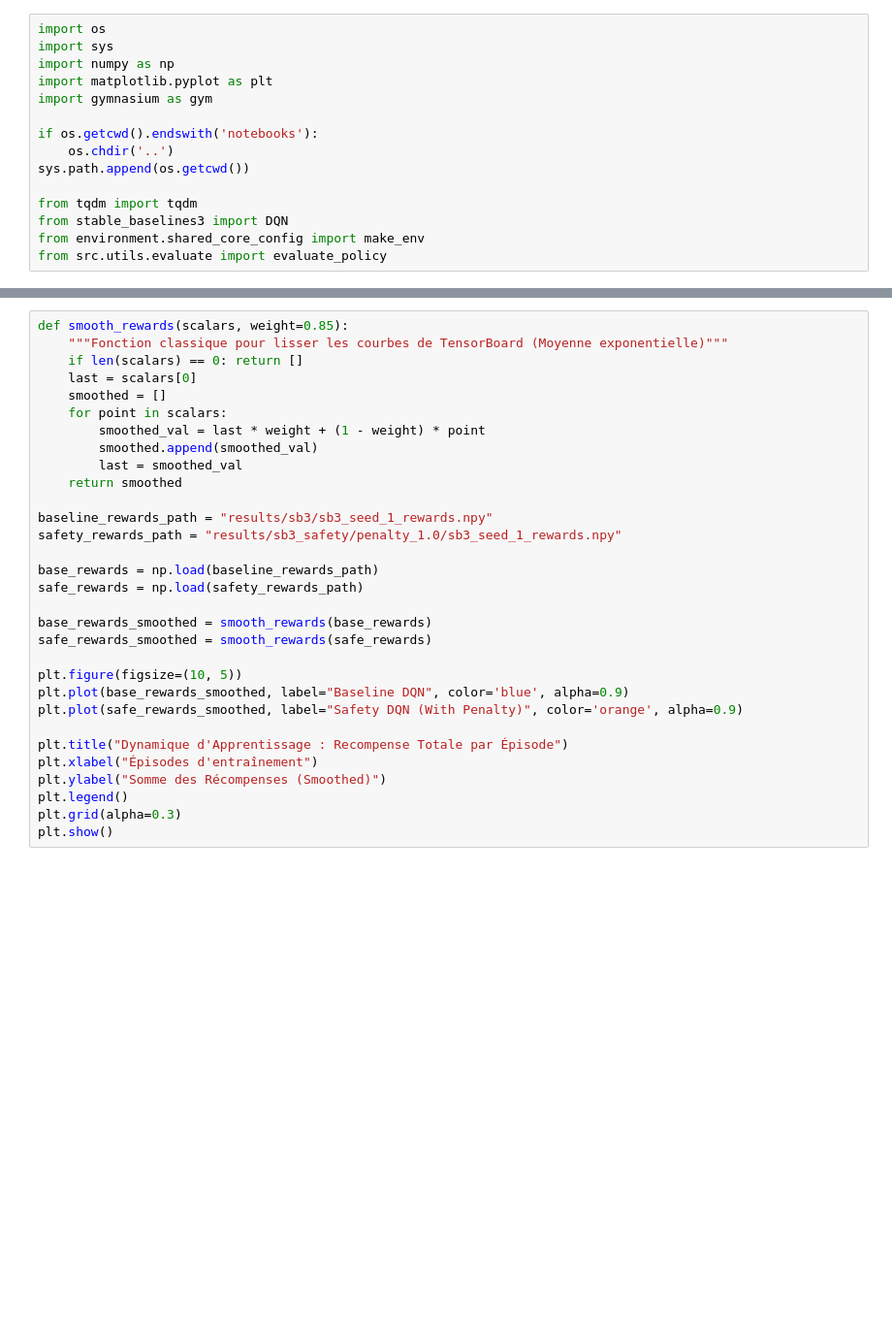
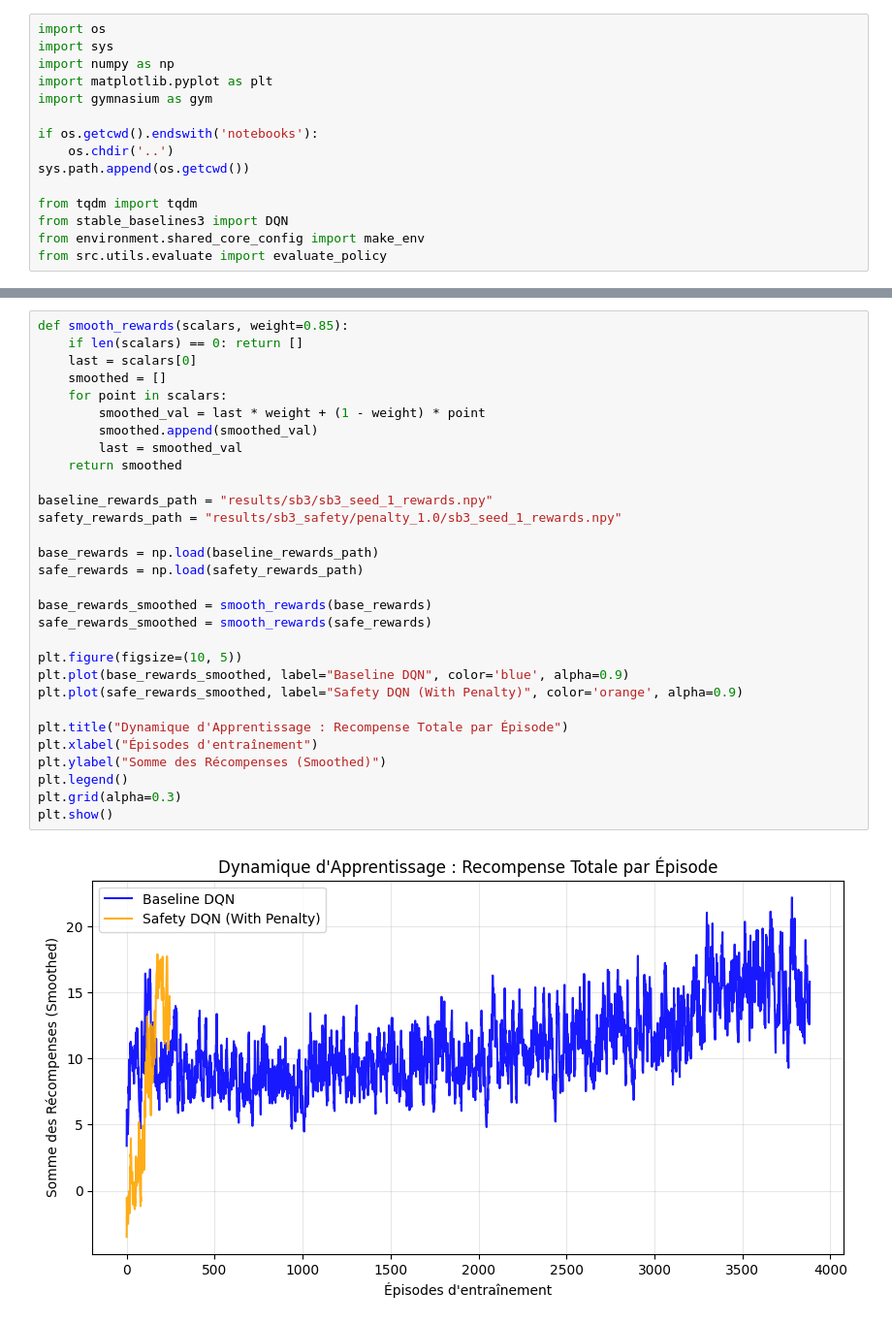
Before and after one commit to daphnemaschas/Autonomous-Highway-Agents, a Jupyter notebook: notebooks/02_safety_analysis.ipynb, the cells around one changed output, grey strips where cells are left out. Shown at 97% size. Cells and saved outputs as stored; diff of their text form; blank space fills up the shorter version.

```diff
--- a/notebooks/02_safety_analysis.ipynb
+++ b/notebooks/02_safety_analysis.ipynb
@@ -95,31 +100,32 @@ plt.show()
 # %%
 def smooth_rewards(scalars, weight=0.85):
-    """Fonction classique pour lisser les courbes de TensorBoard (Moyenne exponentielle)"""
     if len(scalars) == 0: return []
     last = scalars[0]
     smoothed = []
     for point in scalars:
         smoothed_val = last * weight + (1 - weight) * point
         smoothed.append(smoothed_val)
         last = smoothed_val
     return smoothed
 
 baseline_rewards_path = "results/sb3/sb3_seed_1_rewards.npy"
 safety_rewards_path = "results/sb3_safety/penalty_1.0/sb3_seed_1_rewards.npy"
 
 base_rewards = np.load(baseline_rewards_path)
 safe_rewards = np.load(safety_rewards_path)
 
 base_rewards_smoothed = smooth_rewards(base_rewards)
 safe_rewards_smoothed = smooth_rewards(safe_rewards)
 
 plt.figure(figsize=(10, 5))
 plt.plot(base_rewards_smoothed, label="Baseline DQN", color='blue', alpha=0.9)
 plt.plot(safe_rewards_smoothed, label="Safety DQN (With Penalty)", color='orange', alpha=0.9)
 
 plt.title("Dynamique d'Apprentissage : Recompense Totale par Épisode")
 plt.xlabel("Épisodes d'entraînement")
 plt.ylabel("Somme des Récompenses (Smoothed)")
 plt.legend()
 plt.grid(alpha=0.3)
 plt.show()
+# %% [output]
+[figure, added]
```
Also changed, not shown: parts of 4 cells of this notebook, 3 other files.
